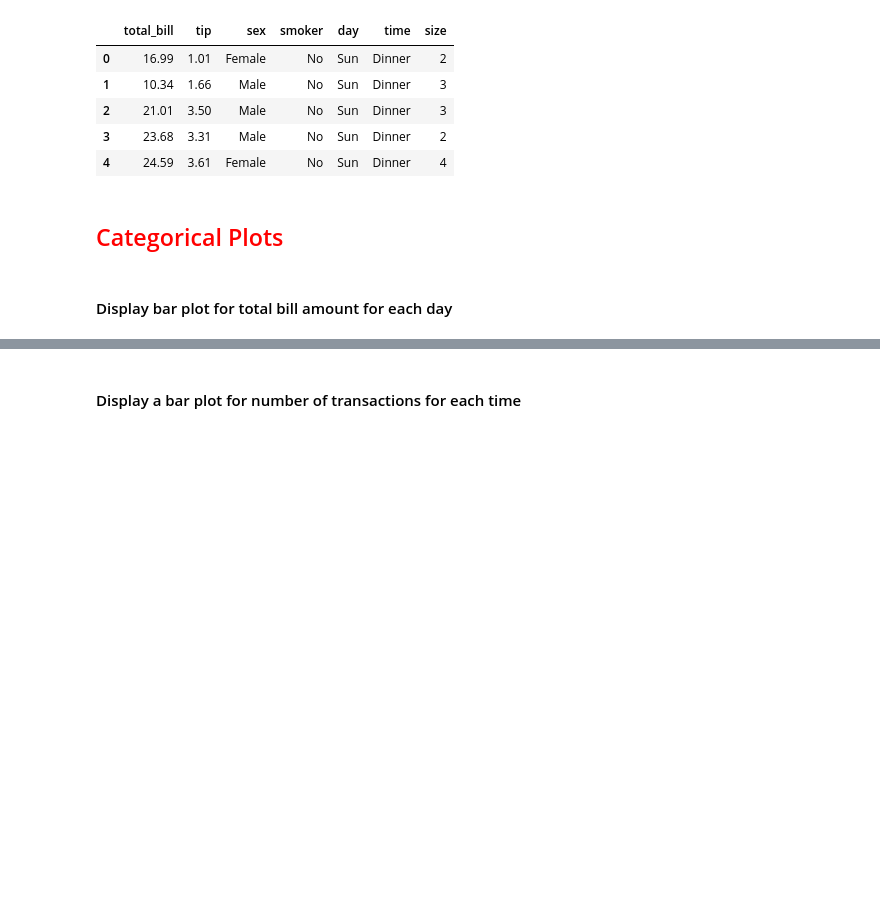
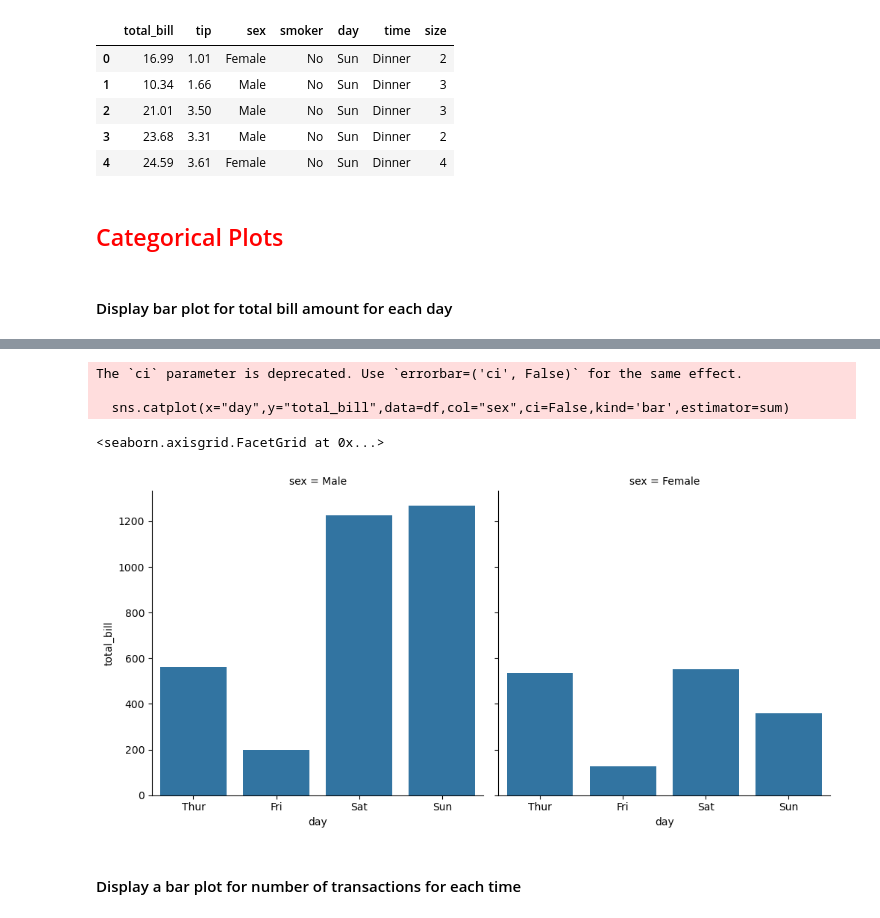
Before and after one commit to rushithadabbiru4-ai/datascience, a Jupyter notebook: seaborn_tips_questions.ipynb, the cells around one changed output, grey strips where cells are left out. Saved outputs shown, nothing was run; the diff lists cells and outputs as text; code cells hidden in the pictures; blank space fills up the shorter version.

```diff
--- a/seaborn_tips_questions.ipynb
+++ b/seaborn_tips_questions.ipynb
@@ -26,2 +34,10 @@ df.head()
+# %%
+sns.catplot(x="day",y="total_bill",data=df,col="sex",ci=False,kind='bar',estimator=sum)
+# %% [output]
+The `ci` parameter is deprecated. Use `errorbar=('ci', False)` for the same effect.
+
+  sns.catplot(x="day",y="total_bill",data=df,col="sex",ci=False,kind='bar',estimator=sum)
+<seaborn.axisgrid.FacetGrid at 0x...>
+[figure, added]
 # %% [markdown]
 #### Display a bar plot for number of transactions for each time
```
Also changed, not shown: parts of 19 cells of this notebook, 1 other file.
